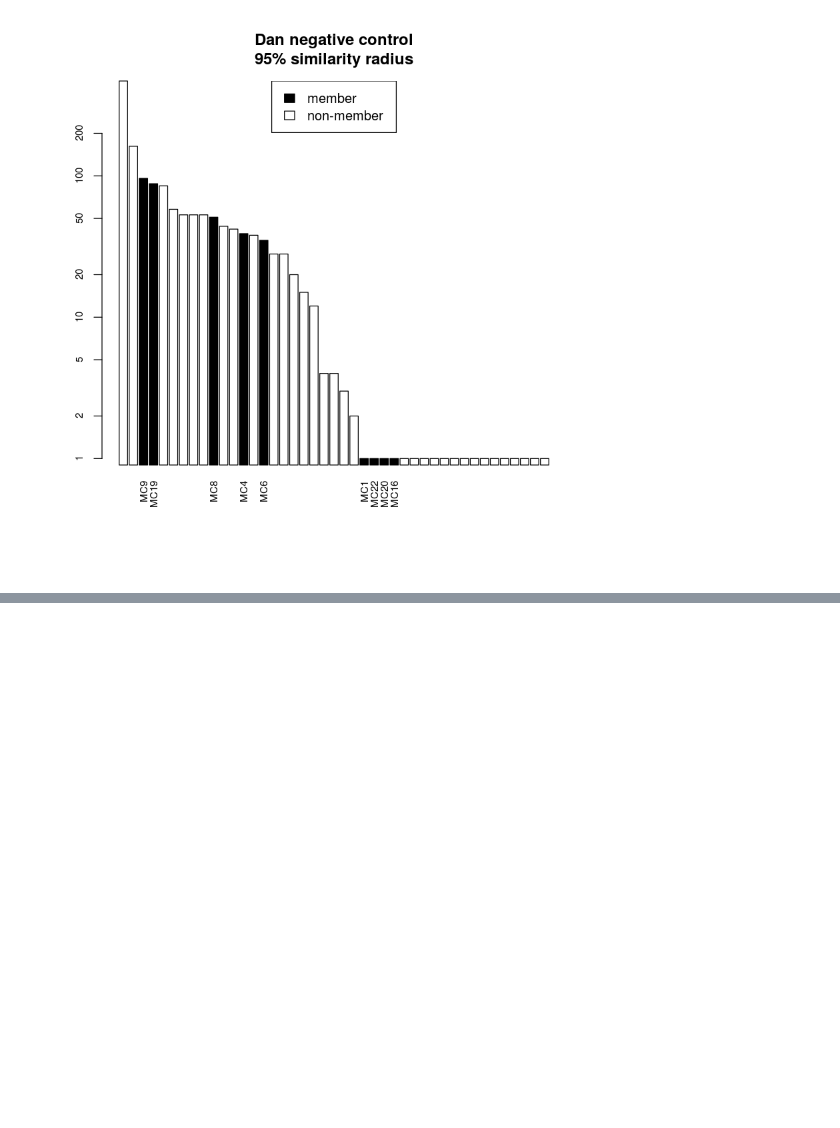
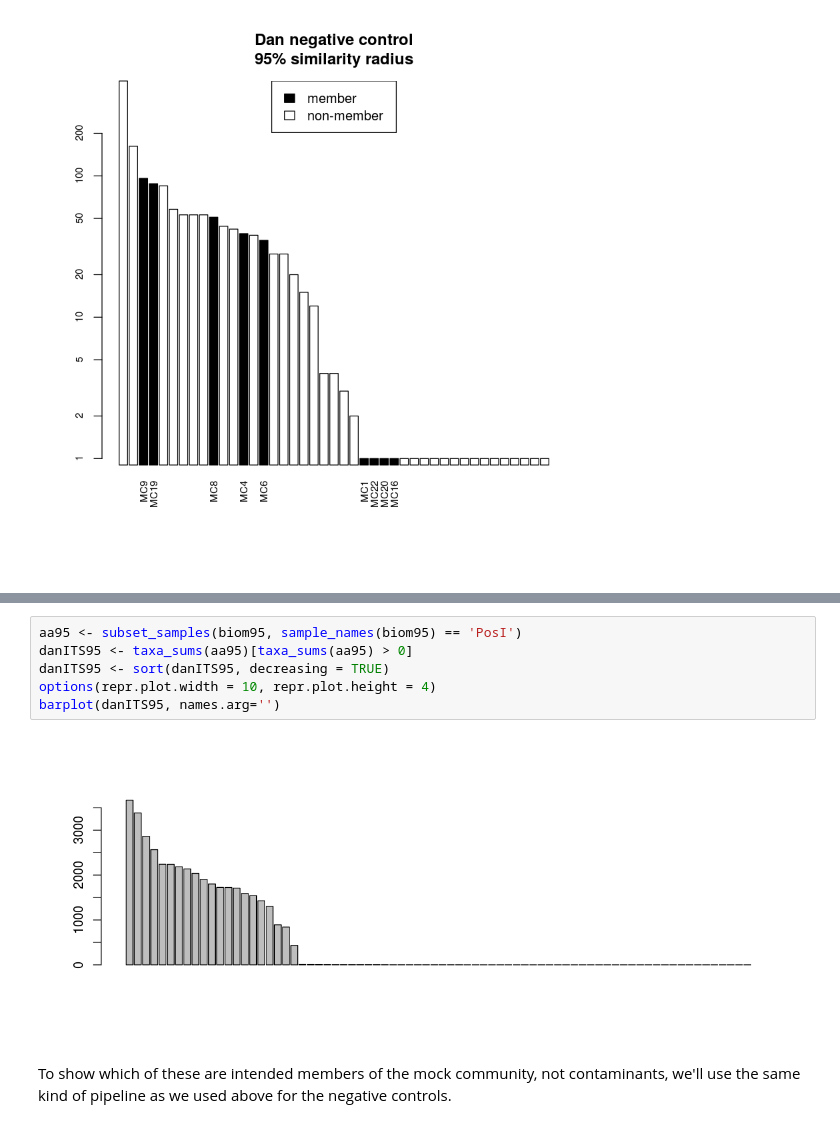
Before and after one commit to danchurch/taiwan_combined_stats, a Jupyter notebook: CSrev/CSrev.ipynb, the cells around one changed output, grey strips where cells are left out. Drawn from its saved outputs; the diff is of its cells as text; blank space fills up the shorter version.

```diff
--- a/CSrev/CSrev.ipynb
+++ b/CSrev/CSrev.ipynb
@@ -236,0 +292,10 @@ legend("top", legend=c('member','non-member'), fill=c(1,0))
+# %%
+aa95 <- subset_samples(biom95, sample_names(biom95) == 'PosI')
+danITS95 <- taxa_sums(aa95)[taxa_sums(aa95) > 0]
+danITS95 <- sort(danITS95, decreasing = TRUE)
+options(repr.plot.width = 10, repr.plot.height = 4)
+barplot(danITS95, names.arg='')
+# %% [output]
+[figure, added]
+# %% [markdown]
+To show which of these are intended members of the mock community, not contaminants, we'll use the same kind of pipeline as we used above for the negative controls.
```
Also changed, not shown: parts of 17 cells of this notebook, 8 other files.
